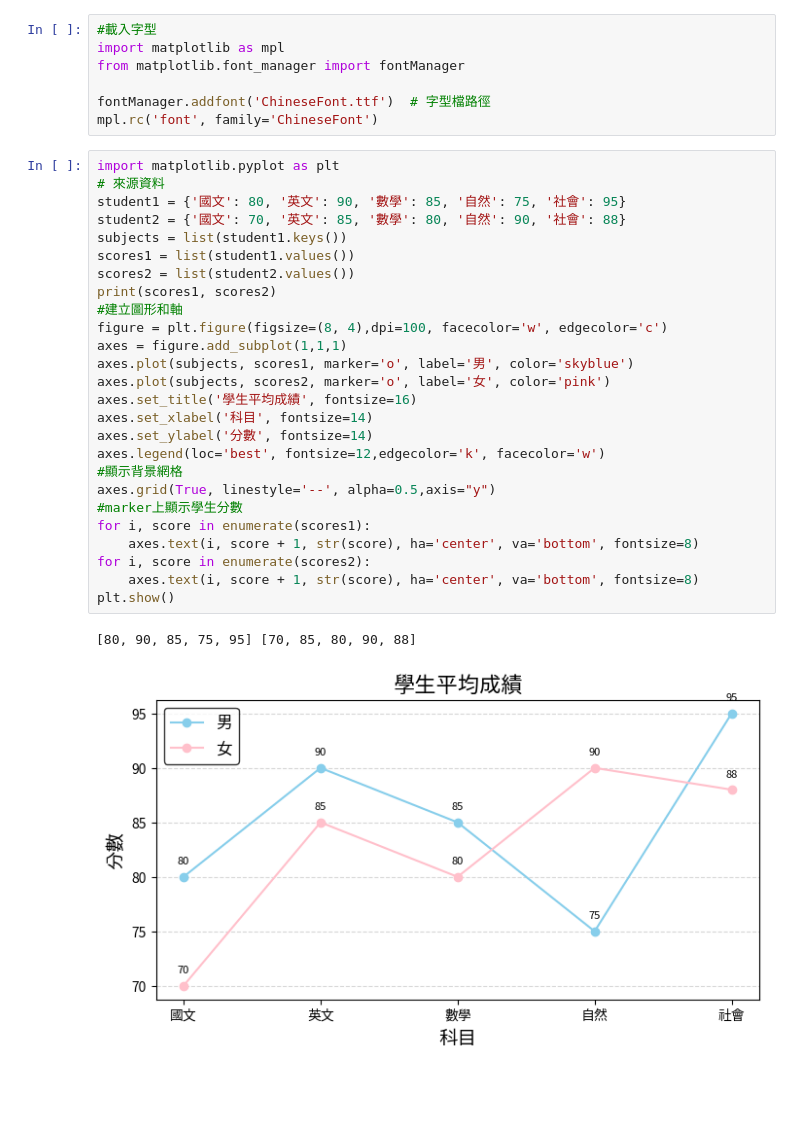
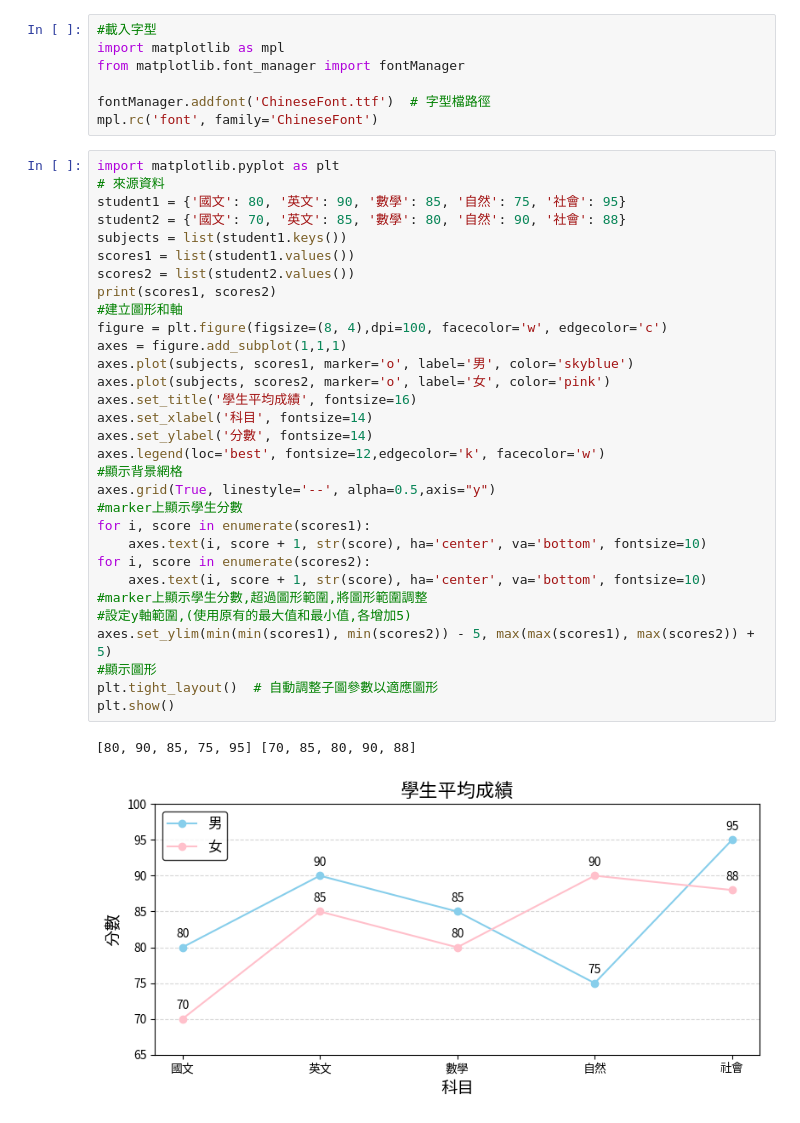
Before and after one commit to Eraylee27/2025_06_30, a Jupyter notebook: lesson14/lesson14_2.ipynb, the cells around one changed output. Saved outputs shown, nothing was run; the diff lists cells and outputs as text; blank space fills up the shorter version.

```diff
--- a/lesson14/lesson14_2.ipynb
+++ b/lesson14/lesson14_2.ipynb
@@ -8,29 +8,34 @@ mpl.rc('font', family='ChineseFont')
 # %%
 import matplotlib.pyplot as plt
 # 來源資料
 student1 = {'國文': 80, '英文': 90, '數學': 85, '自然': 75, '社會': 95}
 student2 = {'國文': 70, '英文': 85, '數學': 80, '自然': 90, '社會': 88}
 subjects = list(student1.keys())
 scores1 = list(student1.values())
 scores2 = list(student2.values())
 print(scores1, scores2)
 #建立圖形和軸
 figure = plt.figure(figsize=(8, 4),dpi=100, facecolor='w', edgecolor='c')
 axes = figure.add_subplot(1,1,1)
 axes.plot(subjects, scores1, marker='o', label='男', color='skyblue')
 axes.plot(subjects, scores2, marker='o', label='女', color='pink')
 axes.set_title('學生平均成績', fontsize=16)
 axes.set_xlabel('科目', fontsize=14)
 axes.set_ylabel('分數', fontsize=14)
 axes.legend(loc='best', fontsize=12,edgecolor='k', facecolor='w')
 #顯示背景網格
 axes.grid(True, linestyle='--', alpha=0.5,axis="y")
 #marker上顯示學生分數
 for i, score in enumerate(scores1):
-    axes.text(i, score + 1, str(score), ha='center', va='bottom', fontsize=8)
+    axes.text(i, score + 1, str(score), ha='center', va='bottom', fontsize=10)
 for i, score in enumerate(scores2):
-    axes.text(i, score + 1, str(score), ha='center', va='bottom', fontsize=8)
+    axes.text(i, score + 1, str(score), ha='center', va='bottom', fontsize=10)
+#marker上顯示學生分數,超過圖形範圍,將圖形範圍調整
+#設定y軸範圍,(使用原有的最大值和最小值,各增加5)
+axes.set_ylim(min(min(scores1), min(scores2)) - 5, max(max(scores1), max(scores2)) + 5)
+#顯示圖形
+plt.tight_layout()  # 自動調整子圖參數以適應圖形
 plt.show()
 # %% [output]
 [80, 90, 85, 75, 95] [70, 85, 80, 90, 88]
-[figure, old version]
+[figure, new version]
```
